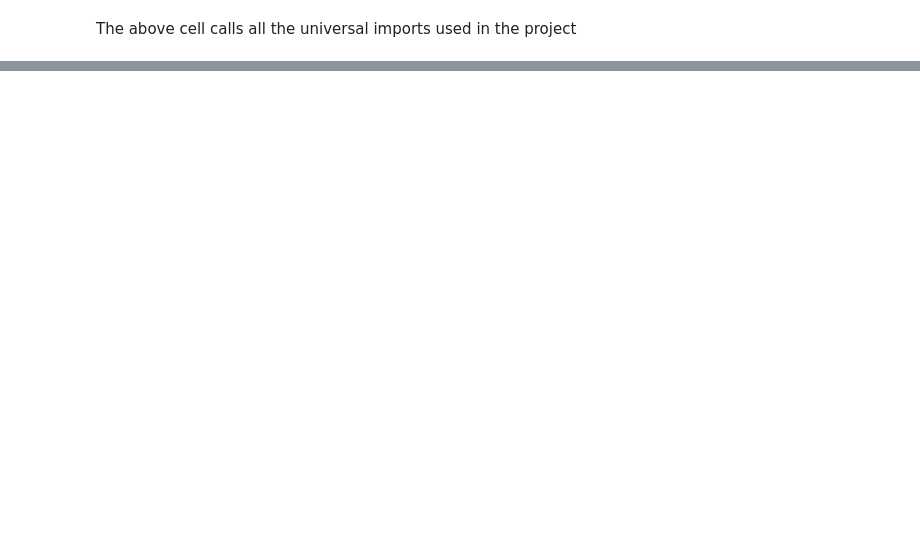
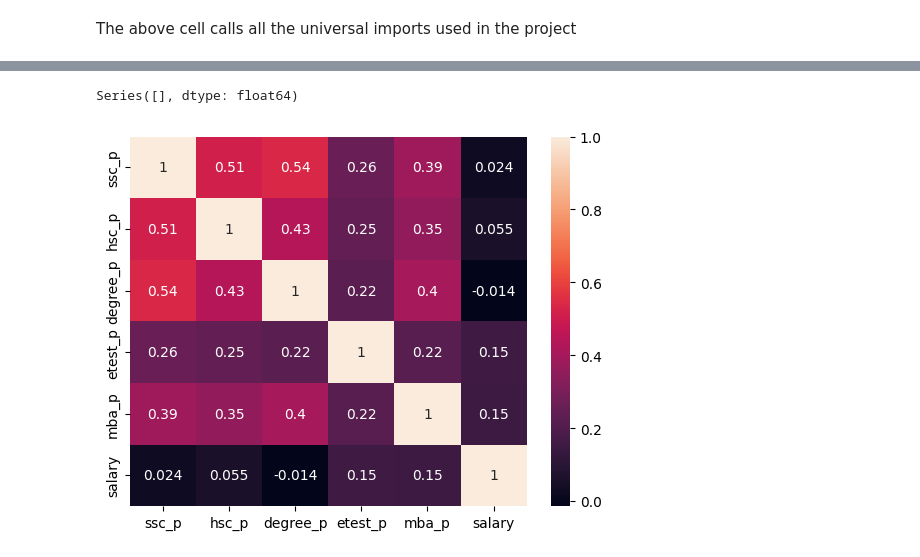
Before and after one commit to karthiks061992/campus-placements, a Jupyter notebook: placements.ipynb, the cells around one changed output, grey strips where cells are left out. Saved outputs shown, nothing was run; the diff lists cells and outputs as text; code cells hidden in the pictures; blank space fills up the shorter version.

```diff
--- a/placements.ipynb
+++ b/placements.ipynb
@@ -11,0 +8,3 @@ FileNotFoundError: [Errno 2] No such file or directory: '/kaggle/input/factors-a
+# %%
+df = pd.read_csv('D:\DS-Nick-brown\Final-Project\Placement_Data_Full_Class.csv')
+df.head()
@@ -11,0 +66,3 @@ FileNotFoundError: [Errno 2] No such file or directory: '/kaggle/input/factors-a
+# %%
+df.drop(columns='sl_no', inplace=True)
+df.head()
@@ -11,0 +83,4 @@ FileNotFoundError: [Errno 2] No such file or directory: '/kaggle/input/factors-a
+# %%
+# fill null value in 'salary' column with median because the outlier is pretty ba
+df['salary'] = df['salary'].fillna(df['salary'].mean())
+df.head()
@@ -11,0 +94,11 @@ FileNotFoundError: [Errno 2] No such file or directory: '/kaggle/input/factors-a
+# %%
+#Check missing value (# This proves that all the salary null values have been operated)
+check_missing = df.isnull().sum() * 100 / df.shape[0]
+check_missing[check_missing > 0].sort_values(ascending=False)
+# %% [output]
+Series([], dtype: float64)
+# %%
+sn.heatmap(data = df.select_dtypes(exclude='object').corr(), annot=True)
+plt.show()
+# %% [output]
+[figure, added]
```
Also changed, not shown: parts of 53 cells of this notebook.
